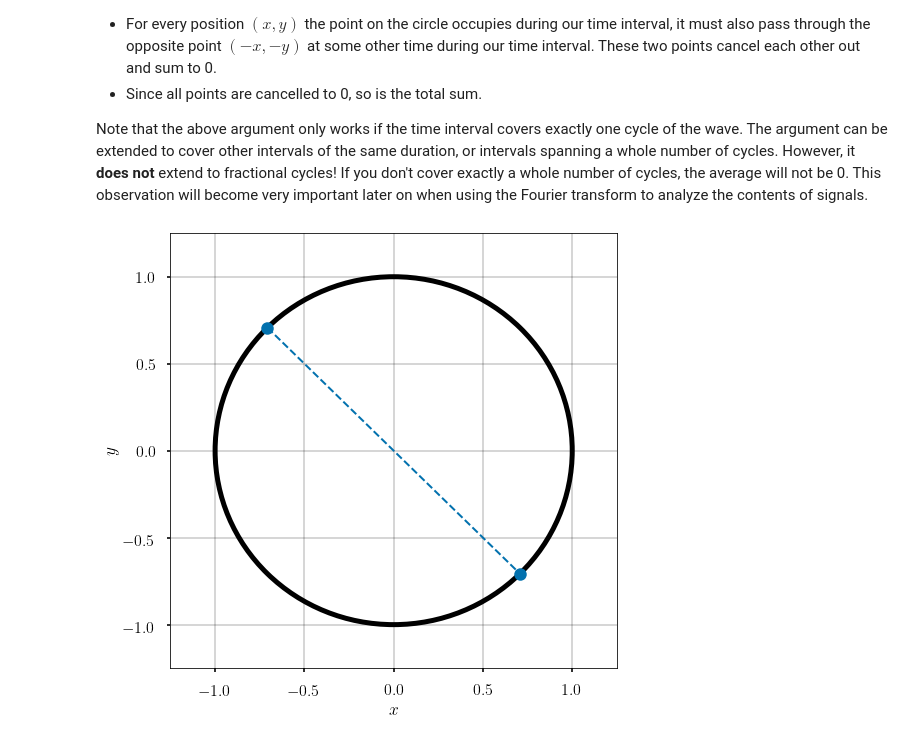
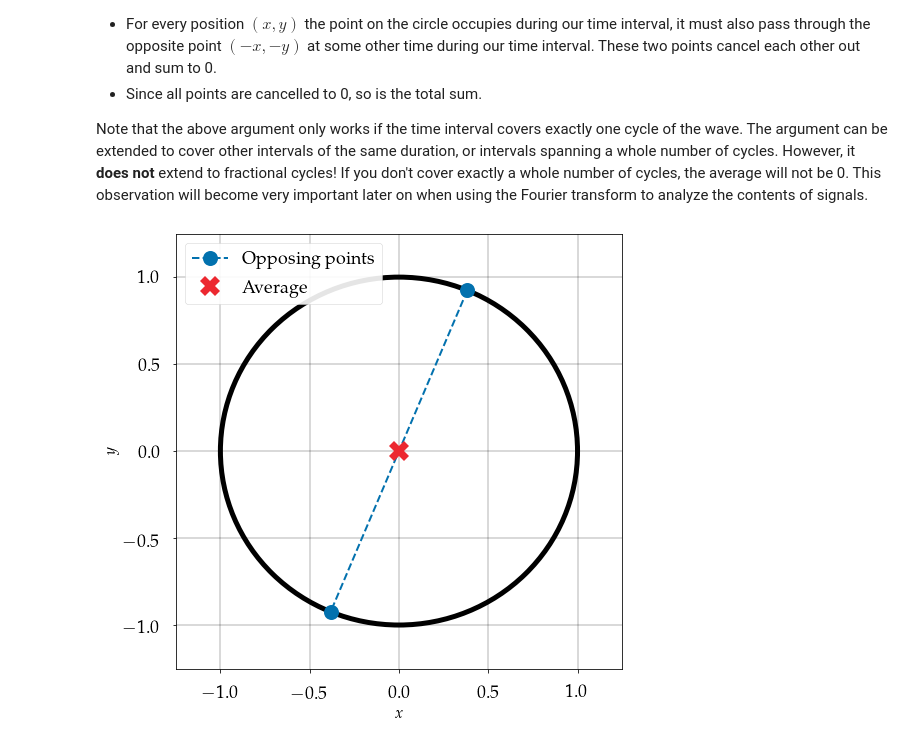
Before and after one commit to bmcfee/dstbook, a Jupyter notebook: content/ch01/Waves.ipynb, the cells around one changed output. Cells and saved outputs as stored; diff of their text form; code cells hidden in the pictures.

```diff
--- a/content/ch01/Waves.ipynb
+++ b/content/ch01/Waves.ipynb
@@ -73,8 +87,6 @@ x[t / 1.5 == np.round(t/1.5)] = 1
 
 
 plt.figure(figsize=(8,4))
-
-colors = plt.rcParams["axes.prop_cycle"].by_key()["color"]
 
 plt.plot(t, x, label=r'$x_\perp(t)$')
 plt.title(r'$x_\perp(t)$: 1.5-second pulse')
@@ -449,24 +490,23 @@ A careful proof of this statement can be done with calculus, but we can also rea
 Note that the above argument only works if the time interval covers exactly one cycle of the wave.  The argument can be extended to cover other intervals of the same duration, or intervals spanning a whole number of cycles.  However, it **does not** extend to fractional cycles!  If you don't cover exactly a whole number of cycles, the average will not be 0.  This observation will become very important later on when using the Fourier transform to analyze the contents of signals.
 # %%
 # Plot for average cancellation
-# TODO: annotate point, opposite point, and average
-import matplotlib.path as path
-
 plt.figure()
 
 ax = plt.gca()
 
-angle = 3 * np.pi / 4
+angle = 3 * np.pi / 8
 x, y = np.cos(angle), np.sin(angle)
 x2, y2 = -x, -y
 
 circ = patches.Ellipse((0, 0), 2, 2, facecolor='w', edgecolor='k', linewidth=5)
 ax.add_patch(circ)
 
-plt.plot([x, y], [-x, -y], marker='.', markersize=25, linewidth=2, linestyle='--', color=colors[0])
+plt.plot([x, x2], [y, y2], marker='.', markersize=30, linewidth=2, linestyle='--', label='Opposing points')
+plt.plot(0, 0, marker='X',  markersize=20, linestyle='', color=colors[1], label='Average')
+plt.legend()
 plt.xlim([-1.25, 1.25])
 plt.ylim([-1.25, 1.25]);
 plt.xlabel('$x$')
 plt.ylabel('$y$');
 # %% [output]
-[figure, old version]
+[figure, new version]
```
Also changed, not shown: parts of 14 cells of this notebook, 3 other files.
